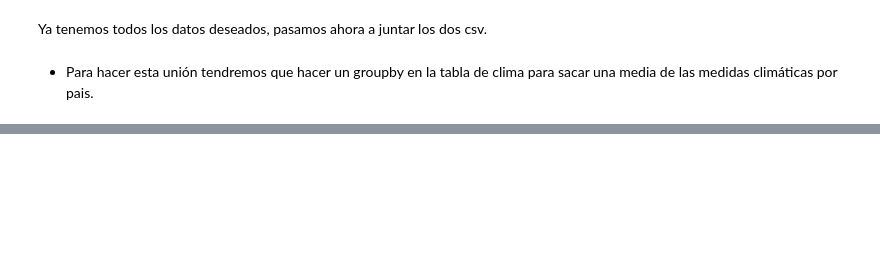
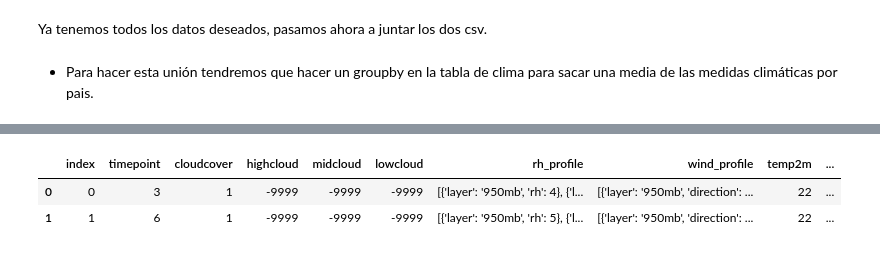
Before and after one commit to Adalab/DA-promo-A-module-2-pairprog-2-pair-3-Alicia-Laura, a Jupyter notebook: ETL/ETL2.ipynb, the cells around one changed output, grey strips where cells are left out. Cells and saved outputs as stored; diff of their text form; code cells hidden in the pictures; blank space fills up the shorter version.

```diff
--- a/ETL/ETL2.ipynb
+++ b/ETL/ETL2.ipynb
@@ -52,0 +88,6 @@ Ya tenemos todos los datos deseados, pasamos ahora a juntar los dos csv.
+# %%
+df_clima = df_clima.reset_index()
+# %%
+# en Python tenemos la librería `ast` que nos permite castear un string que dentro tiene diccionarios, o listas o tuplas a su tipo correspondiente.
+# En nuestro caso, lo que conseguiremos es no tener strings sino listas en la columna. Esto lo haremos de la siguiente forma:
+df_clima['wind_profile']= df_clima['wind_profile'].apply(ast.literal_eval)
@@ -52,0 +109,6 @@ Ya tenemos todos los datos deseados, pasamos ahora a juntar los dos csv.
+# %%
+df_clima.head(2)
+# %% [output]
+|  | index | timepoint | cloudcover | highcloud | midcloud | lowcloud | rh_profile | wind_profile | temp2m | ... |
+| 0 | 0 | 3 | 1 | -9999 | -9999 | -9999 | [{'layer': '950mb', 'rh': 4}, {'l... | [{'layer': '950mb', 'direction': ... | 22 | ... |
+| 1 | 1 | 6 | 1 | -9999 | -9999 | -9999 | [{'layer': '950mb', 'rh': 5}, {'l... | [{'layer': '950mb', 'direction': ... | 22 | ... |
```
Also changed, not shown: parts of 17 cells of this notebook.
